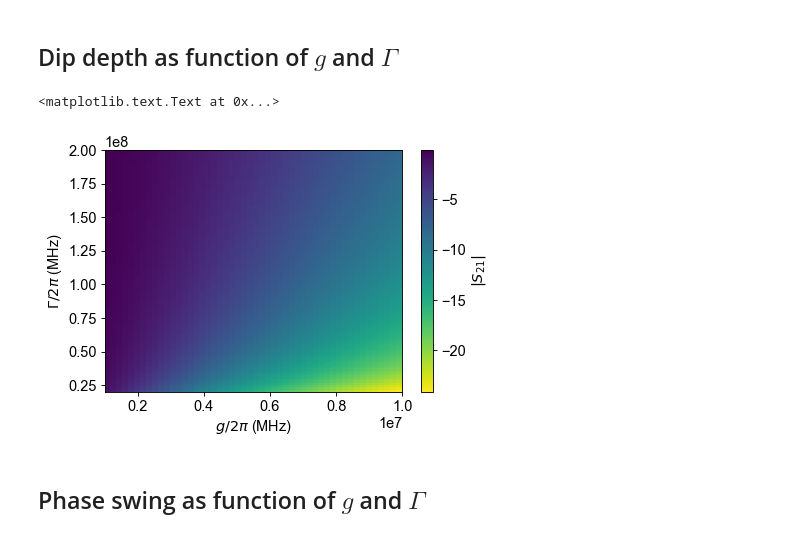
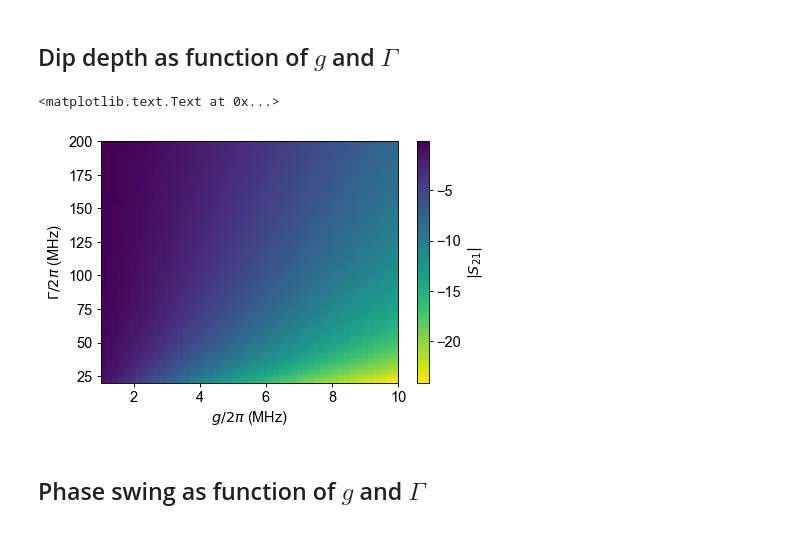
Before and after one commit to gkoolstra/ipython-notebooks, a Jupyter notebook: 20180129 - Single tone signals as function of g and gamma.ipynb, the cells around one changed output. Saved outputs shown, nothing was run; the diff lists cells and outputs as text; code cells hidden in the pictures.

```diff
--- a/20180129 - Single tone signals as function of g and gamma.ipynb
+++ b/20180129 - Single tone signals as function of g and gamma.ipynb
@@ -91,14 +91,14 @@ phase_signal = np.reshape(np.array(phase_signal), (len(gs), len(gammas)))
 ## Dip depth as function of $g$ and $\Gamma$
 # %%
 plt.figure()
-plt.pcolormesh(gs, gammas, 20 * np.log10(dip_depth.T), cmap=plt.cm.viridis_r)
+plt.pcolormesh(gs/1e6, gammas/1e6, 20 * np.log10(dip_depth.T), cmap=plt.cm.viridis_r)
 plt.xlabel("$g/2\pi$ (MHz)")
 plt.ylabel("$\Gamma/2\pi$ (MHz)")
 cbar = plt.colorbar()
 cbar.ax.set_ylabel(r"$|S_{21}|$")
 # %% [output]
 <matplotlib.text.Text at 0x...>
-[figure, old version]
+[figure, new version]
 # %% [markdown]
 ## Phase swing as function of $g$ and $\Gamma$
 # %%
```
